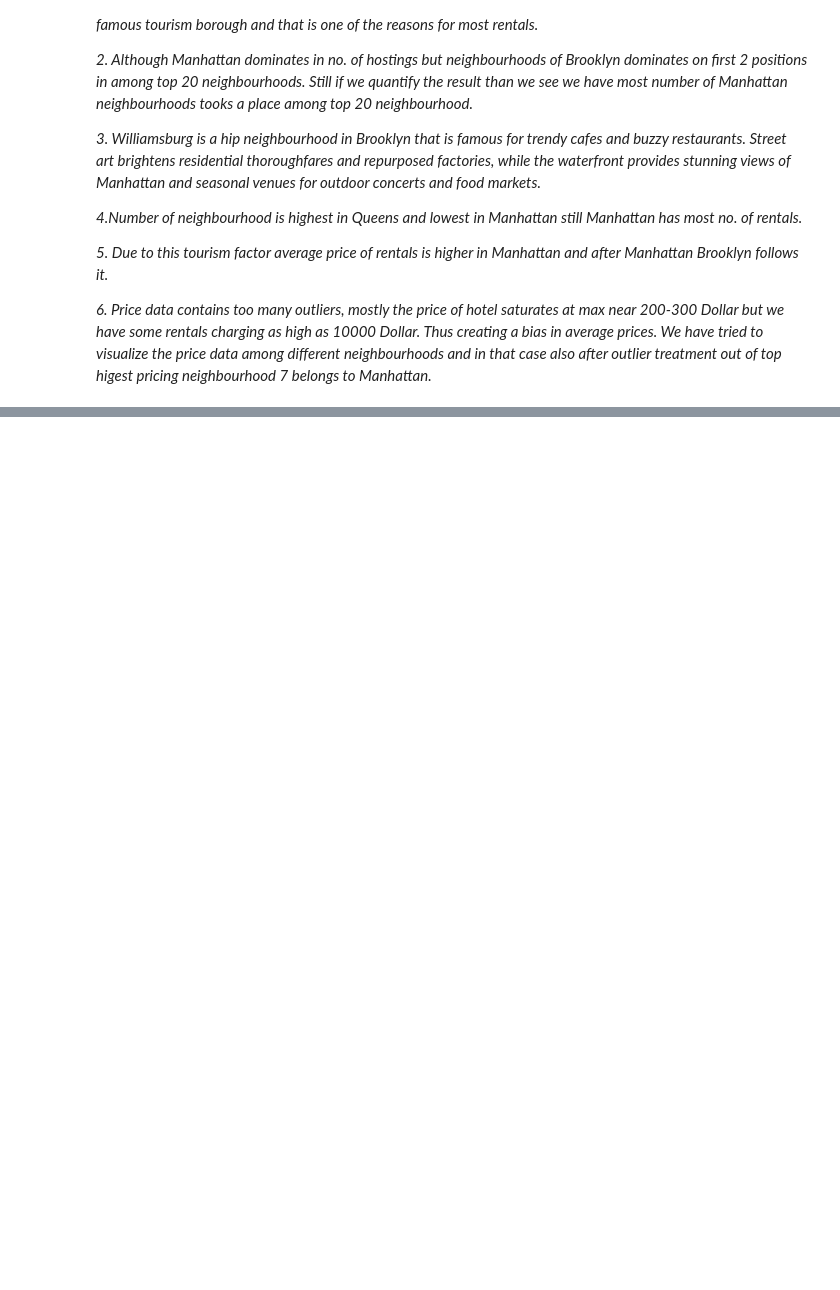
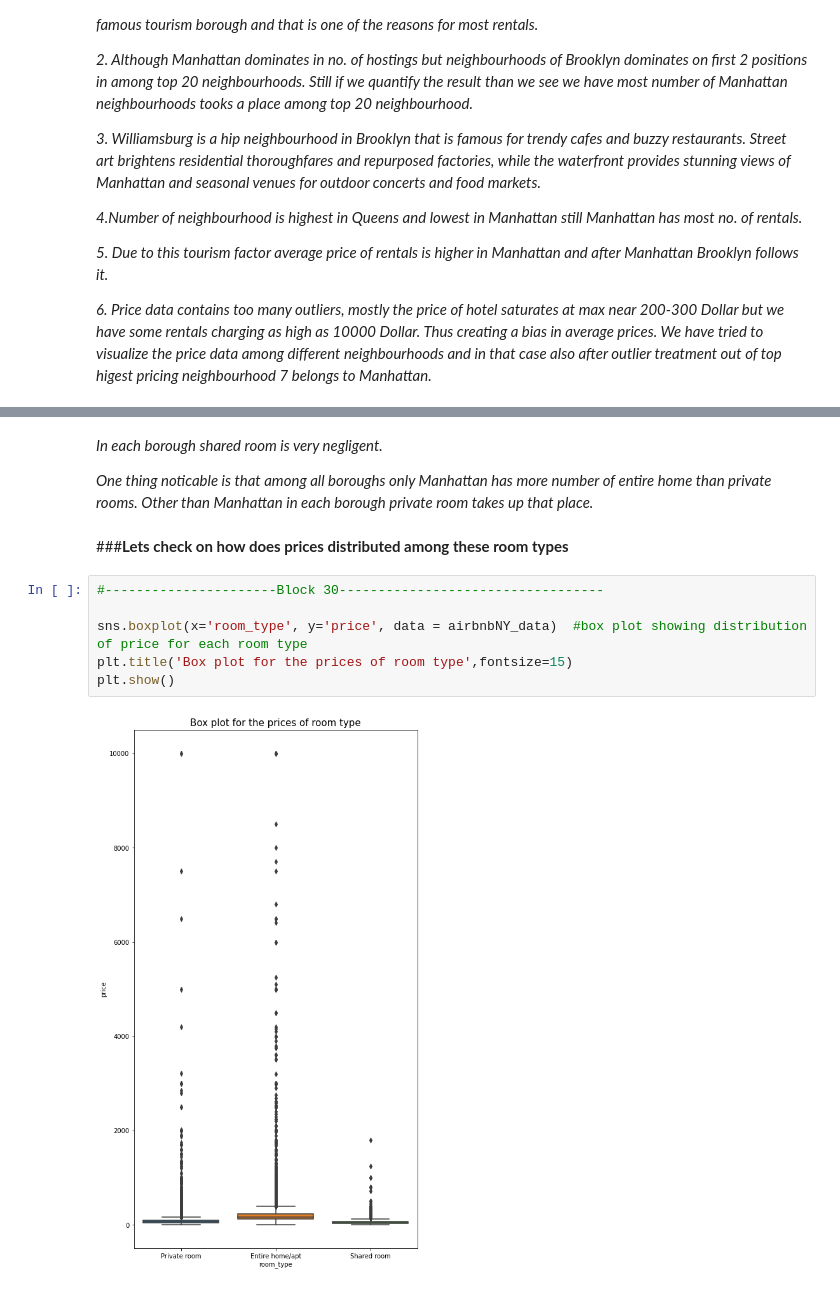
Before and after one commit to kiranmahara9600/AirbnbNYC_2019_Analysis, a Jupyter notebook: Airbnb_Bookings_Analysis.ipynb, the cells around one changed output, grey strips where cells are left out. Saved outputs shown, nothing was run; the diff lists cells and outputs as text; blank space fills up the shorter version.

```diff
--- a/Airbnb_Bookings_Analysis.ipynb
+++ b/Airbnb_Bookings_Analysis.ipynb
@@ -549,0 +624,14 @@ plt.show()
+# %% [markdown]
+*In each borough shared room is very negligent.*
+
+*One thing noticable is that among all boroughs only Manhattan has more number of entire home than private rooms. Other than Manhattan in each borough private room takes up that place.*
+# %% [markdown]
+###**Lets check on how does prices distributed among these room types**
+# %%
+#----------------------Block 30----------------------------------
+
+sns.boxplot(x='room_type', y='price', data = airbnbNY_data)  #box plot showing distribution of price for each room type
+plt.title('Box plot for the prices of room type',fontsize=15)
+plt.show()
+# %% [output]
+[figure, added]
```
Also changed, not shown: parts of 23 cells of this notebook.
